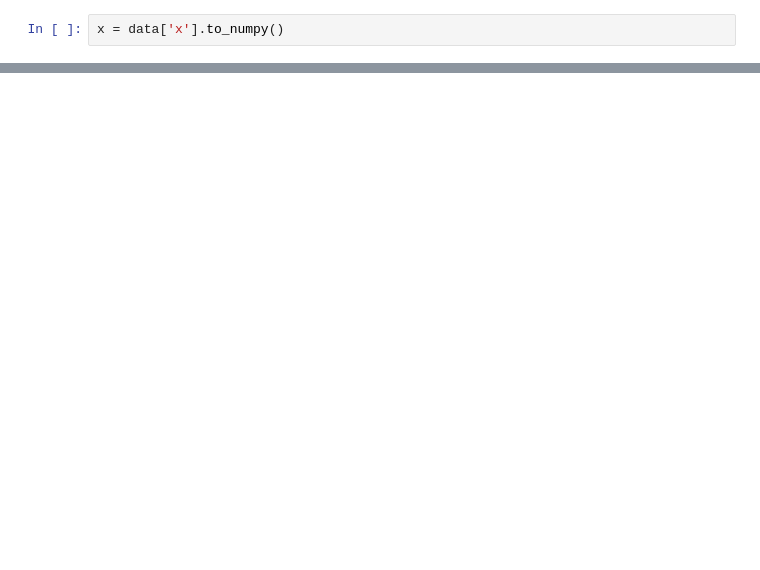
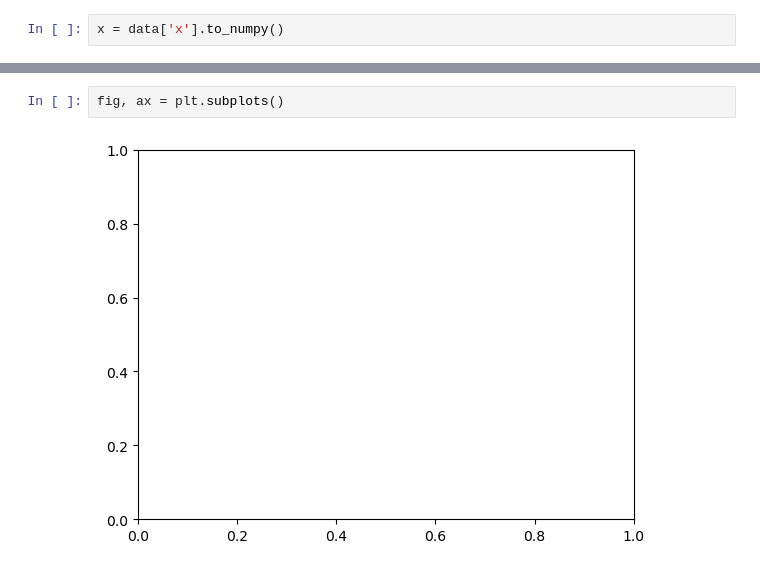
Before and after one commit to ytskuh/manybody, a Jupyter notebook: graphical.ipynb, the cells around one changed output, grey strips where cells are left out. Drawn from its saved outputs; the diff is of its cells as text; blank space fills up the shorter version.

```diff
--- a/graphical.ipynb
+++ b/graphical.ipynb
@@ -12,0 +24,4 @@ x = data['x'].to_numpy()
+# %%
+fig, ax = plt.subplots()
+# %% [output]
+[figure, added]
```
Also changed, not shown: parts of 7 cells of this notebook, 1 other file.
